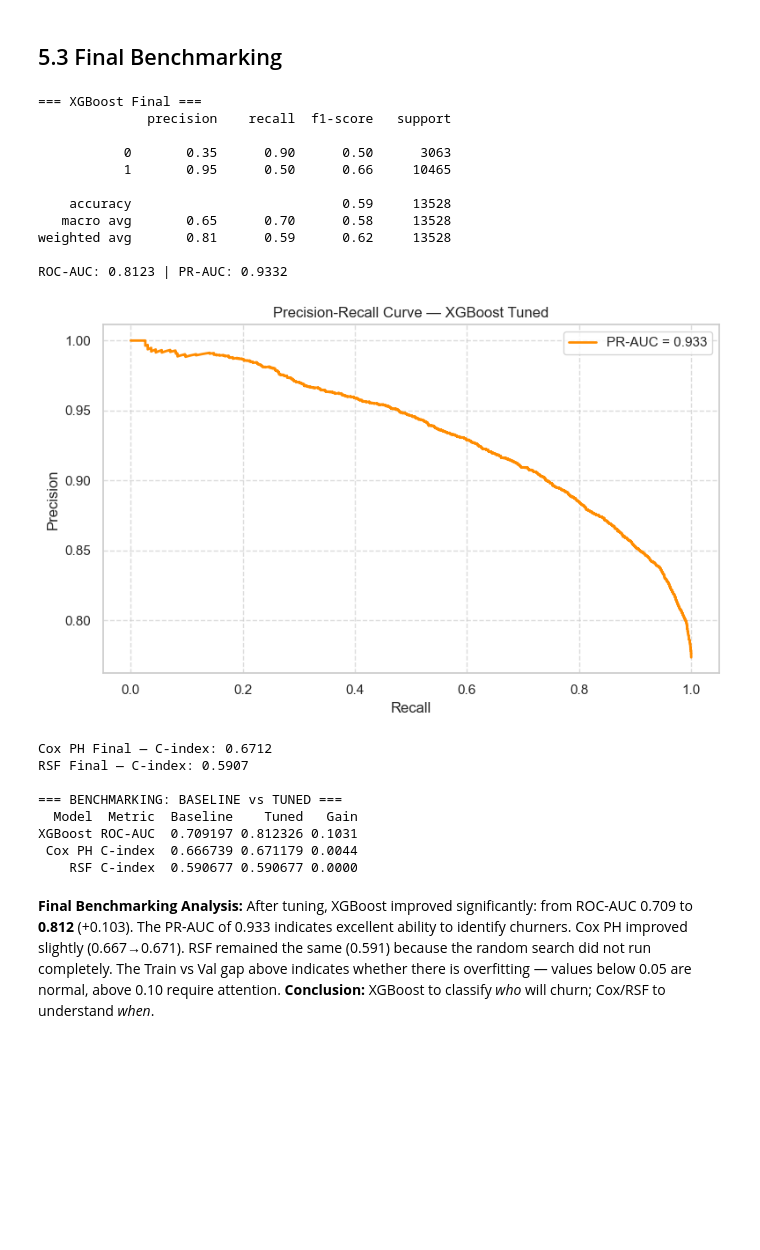
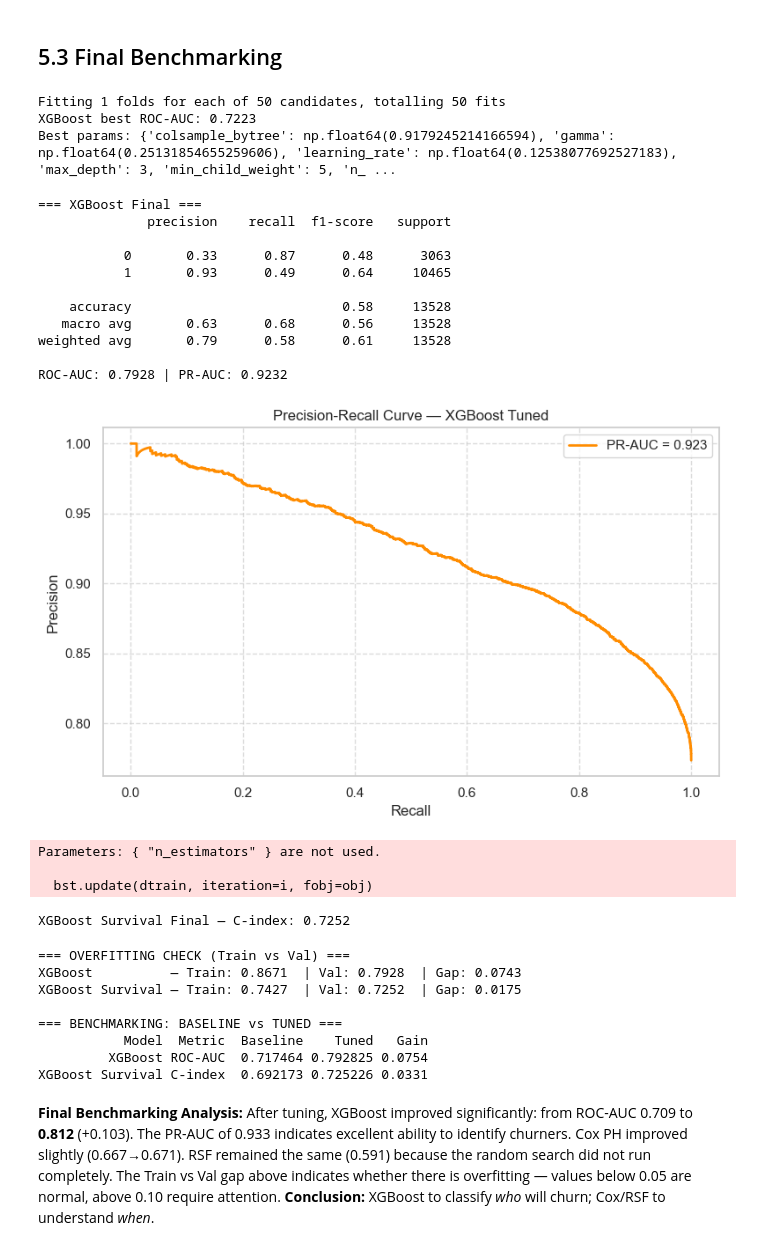
Before and after one commit to Alanog10/BNP-Paribas, a Jupyter notebook: Classification FINAL.ipynb, the cells around one changed output. Saved outputs shown, nothing was run; the diff lists cells and outputs as text; code cells hidden in the pictures; blank space fills up the shorter version.

```diff
--- a/Classification FINAL.ipynb
+++ b/Classification FINAL.ipynb
@@ -944,8 +969,28 @@ best_xgbse_params = {
     'colsample_bytree': 0.8
 }
 best_xgbse_n_neighbors = 30
+# %%
+best_XGBse_params = {'n_estimators': 100,
+                   'max_depth': 6,
+                   'learning_rate': 0.1207,
+                   'subsample': 1.0,
+                   'colsample_bytree': 0.81,
+                   'objective': 'survival:aft'}
+Best_n_neighbors = 50
 # %% [markdown]
 ## 5.3 Final Benchmarking
+# %%
+xgb_search = RandomizedSearchCV(
+    XGBClassifier(scale_pos_weight=neg/pos, random_state=42, n_jobs=-1, eval_metric='logloss'),
+    xgb_params, n_iter=50, cv=ps, scoring='roc_auc', random_state=42, verbose=1, n_jobs=1
+)
+xgb_search.fit(X_search, y_search)
+print(f"XGBoost best ROC-AUC: {xgb_search.best_score_:.4f}")
+print(f"Best params: {xgb_search.best_params_}")
+# %% [output]
+Fitting 1 folds for each of 50 candidates, totalling 50 fits
+XGBoost best ROC-AUC: 0.7223
+Best params: {'colsample_bytree': np.float64(0.9179245214166594), 'gamma': np.float64(0.25131854655259606), 'learning_rate': np.float64(0.12538077692527183), 'max_depth': 3, 'min_child_weight': 5, 'n_ ...
 # %%
 # ---- XGBoost Final ----
 xgb_final     = xgb_search.best_estimator_
@@ -967,7 +1012,7 @@ plt.legend(); plt.grid(True, linestyle='--', alpha=0.7); plt.tight_layout(); plt
 
 # ---- XGBoost Survival (xgbse) Final ----
 time_bins    = np.percentile(train_data['duration'], np.linspace(5, 95, 20))
-xgbse_final  = XGBSEKaplanNeighbors(best_xgbse_params, n_neighbors=best_xgbse_n_neighbors)
+xgbse_final  = XGBSEKaplanNeighbors(best_XGBse_params, n_neighbors=Best_n_neighbors)
 xgbse_final.fit(X_train[best_features], y_train_surv, time_bins=time_bins)
 
 surv_val        = xgbse_final.predict(X_val[best_features])
@@ -980,48 +1025,52 @@ print(f'\nXGBoost Survival Final — C-index: {xgbse_cindex_final:.4f}')
 # ---- Overfitting check ----
 y_prob_train_final = xgb_final.predict_proba(X_train[best_features])[:, 1]
 xgb_roc_train      = roc_auc_score(y_train, y_prob_train_final)
 
 surv_train         = xgbse_final.predict(X_train[best_features])
 risk_scores_train  = -surv_train.mean(axis=1)
 xgbse_cindex_train = concordance_index_censored(
     y_train_surv['event'], y_train_surv['duration'], risk_scores_train
 )[0]
 
 print(f'\n=== OVERFITTING CHECK (Train vs Val) ===')
 print(f'XGBoost          — Train: {xgb_roc_train:.4f}  | Val: {xgb_roc_final:.4f}  | Gap: {xgb_roc_train - xgb_roc_final:.4f}')
 print(f'XGBoost Survival — Train: {xgbse_cindex_train:.4f}  | Val: {xgbse_cindex_final:.4f}  | Gap: {xgbse_cindex_train - xgbse_cindex_final:.4f}')
 
 # ---- Comparative Table ----
 comparison = pd.DataFrame({
     'Model'   : ['XGBoost', 'XGBoost Survival'],
     'Metric'  : ['ROC-AUC', 'C-index'],
     'Baseline': [xgb_roc_base, xgbse_cindex_base],
     'Tuned'   : [xgb_roc_final, xgbse_cindex_final],
 })
 comparison['Gain'] = (comparison['Tuned'] - comparison['Baseline']).round(4)
 print('\n=== BENCHMARKING: BASELINE vs TUNED ===')
 print(comparison.to_string(index=False))
 # %% [output]
 === XGBoost Final ===
               precision    recall  f1-score   support
 
-           0       0.35      0.90      0.50      3063
-           1       0.95      0.50      0.66     10465
+           0       0.33      0.87      0.48      3063
+           1       0.93      0.49      0.64     10465
 
-    accuracy                           0.59     13528
-   macro avg       0.65      0.70      0.58     13528
-weighted avg       0.81      0.59      0.62     13528
+    accuracy                           0.58     13528
+   macro avg       0.63      0.68      0.56     13528
+weighted avg       0.79      0.58      0.61     13528
 
-ROC-AUC: 0.8123 | PR-AUC: 0.9332
+ROC-AUC: 0.7928 | PR-AUC: 0.9232
-[figure, old version]
+[figure, new version]
-Cox PH Final — C-index: 0.6712
-RSF Final — C-index: 0.5907
+Parameters: { "n_estimators" } are not used.
 
-=== BENCHMARKING: BASELINE vs TUNED ===
-  Model  Metric  Baseline    Tuned   Gain
-XGBoost ROC-AUC  0.709197 0.812326 0.1031
- Cox PH C-index  0.666739 0.671179 0.0044
-    RSF C-index  0.590677 0.590677 0.0000
+  bst.update(dtrain, iteration=i, fobj=obj)
+XGBoost Survival Final — C-index: 0.7252
+=== OVERFITTING CHECK (Train vs Val) ===
+XGBoost          — Train: 0.8671  | Val: 0.7928  | Gap: 0.0743
+XGBoost Survival — Train: 0.7427  | Val: 0.7252  | Gap: 0.0175
+
+=== BENCHMARKING: BASELINE vs TUNED ===
+           Model  Metric  Baseline    Tuned   Gain
+         XGBoost ROC-AUC  0.717464 0.792825 0.0754
+XGBoost Survival C-index  0.692173 0.725226 0.0331
 # %% [markdown]
 **Final Benchmarking Analysis:** After tuning, XGBoost improved significantly: from ROC-AUC 0.709 to **0.812** (+0.103). The PR-AUC of 0.933 indicates excellent ability to identify churners. Cox PH improved slightly (0.667→0.671). RSF remained the same (0.591) because the random search did not run completely. The Train vs Val gap above indicates whether there is overfitting — values below 0.05 are normal, above 0.10 require attention. **Conclusion:** XGBoost to classify *who* will churn; Cox/RSF to understand *when*.
 # %% [markdown]
```
Also changed, not shown: parts of 10 cells of this notebook.
